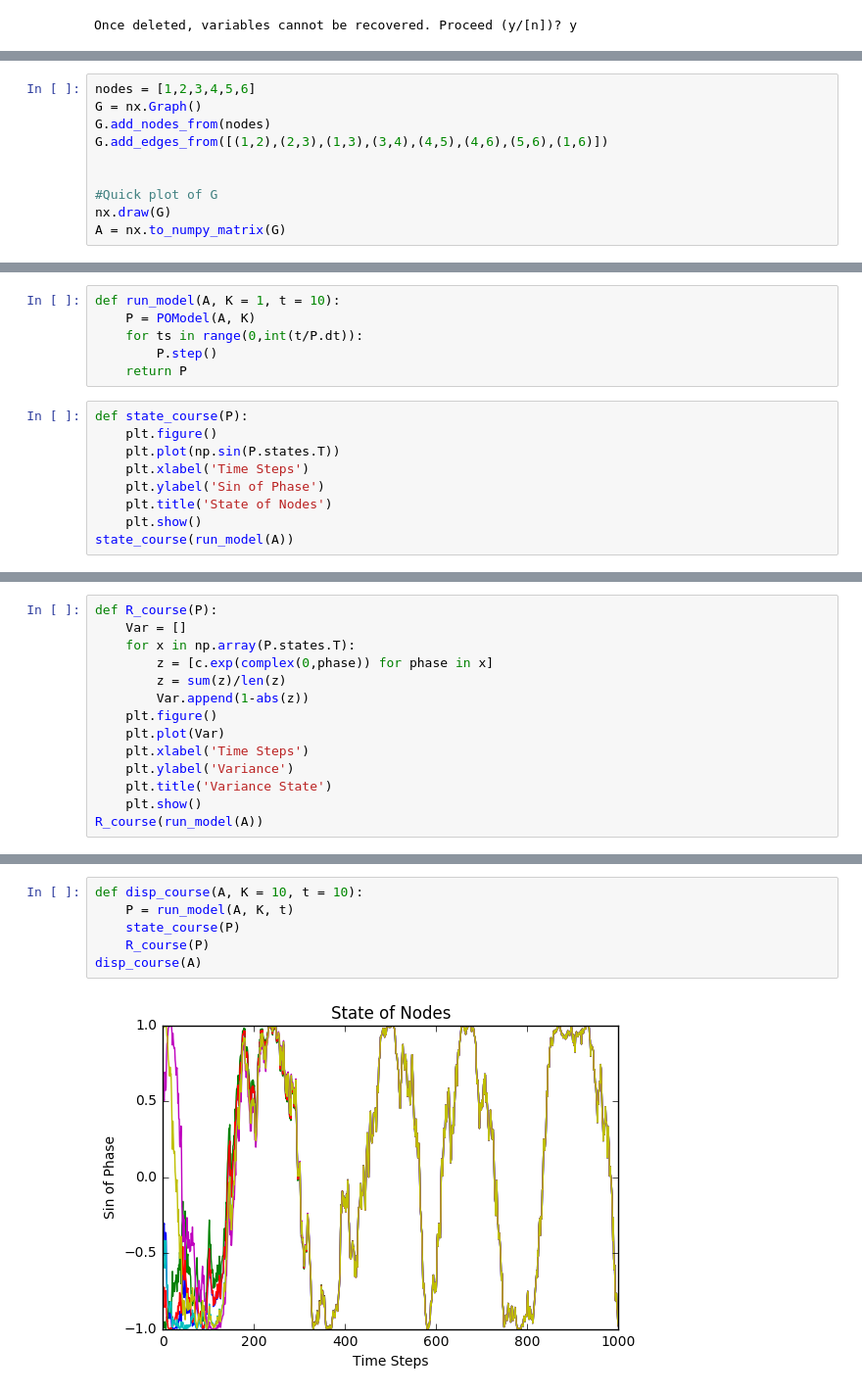
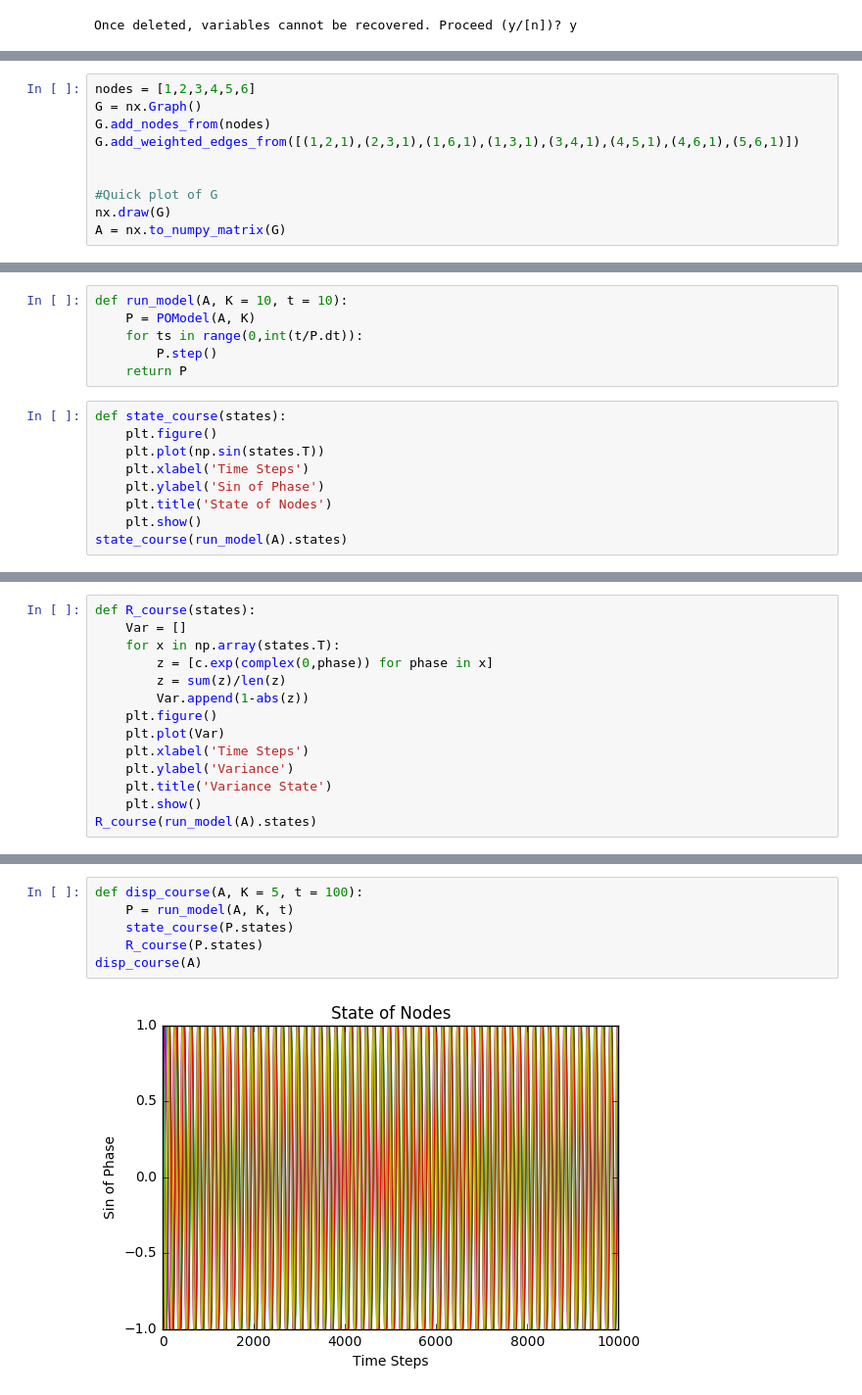
Before and after one commit to virati/KuramotoDBS, a Jupyter notebook: COSYNE Phase Oscillator.ipynb, the cells around one changed output, grey strips where cells are left out. Shown at 98% size. Saved outputs shown, nothing was run; the diff lists cells and outputs as text.

```diff
--- a/COSYNE Phase Oscillator.ipynb
+++ b/COSYNE Phase Oscillator.ipynb
@@ -89,7 +95,7 @@ class POModel:
 nodes = [1,2,3,4,5,6]
 G = nx.Graph()
 G.add_nodes_from(nodes)
-G.add_edges_from([(1,2),(2,3),(1,3),(3,4),(4,5),(4,6),(5,6),(1,6)])
+G.add_weighted_edges_from([(1,2,1),(2,3,1),(1,6,1),(1,3,1),(3,4,1),(4,5,1),(4,6,1),(5,6,1)])
 
 
 #Quick plot of G
@@ -100,16 +106,16 @@ A = nx.to_numpy_matrix(G)
 # %%
-def run_model(A, K = 1, t = 10):
+def run_model(A, K = 10, t = 10):
     P = POModel(A, K)
     for ts in range(0,int(t/P.dt)):
         P.step()
     return P
 # %%
-def state_course(P):
+def state_course(states):
     plt.figure()
-    plt.plot(np.sin(P.states.T))
+    plt.plot(np.sin(states.T))
     plt.xlabel('Time Steps')
     plt.ylabel('Sin of Phase')
     plt.title('State of Nodes')
     plt.show()
-state_course(run_model(A))
+state_course(run_model(A).states)
 # %% [output]
@@ -117,7 +123,7 @@ state_course(run_model(A))
 # %%
-def R_course(P):
+def R_course(states):
     Var = []
-    for x in np.array(P.states.T):
+    for x in np.array(states.T):
         z = [c.exp(complex(0,phase)) for phase in x]
         z = sum(z)/len(z)
         Var.append(1-abs(z))
@@ -127,5 +133,5 @@ def R_course(P):
     plt.ylabel('Variance')
     plt.title('Variance State')
     plt.show()
-R_course(run_model(A))
+R_course(run_model(A).states)
 # %% [output]
@@ -133,8 +139,8 @@ R_course(run_model(A))
 # %%
-def disp_course(A, K = 10, t = 10):
+def disp_course(A, K = 5, t = 100):
     P = run_model(A, K, t)
-    state_course(P)
-    R_course(P)
+    state_course(P.states)
+    R_course(P.states)
 disp_course(A)
 # %% [output]
-[figure, old version]
+[figure, new version]
```
Also changed, not shown: parts of 15 cells of this notebook.
